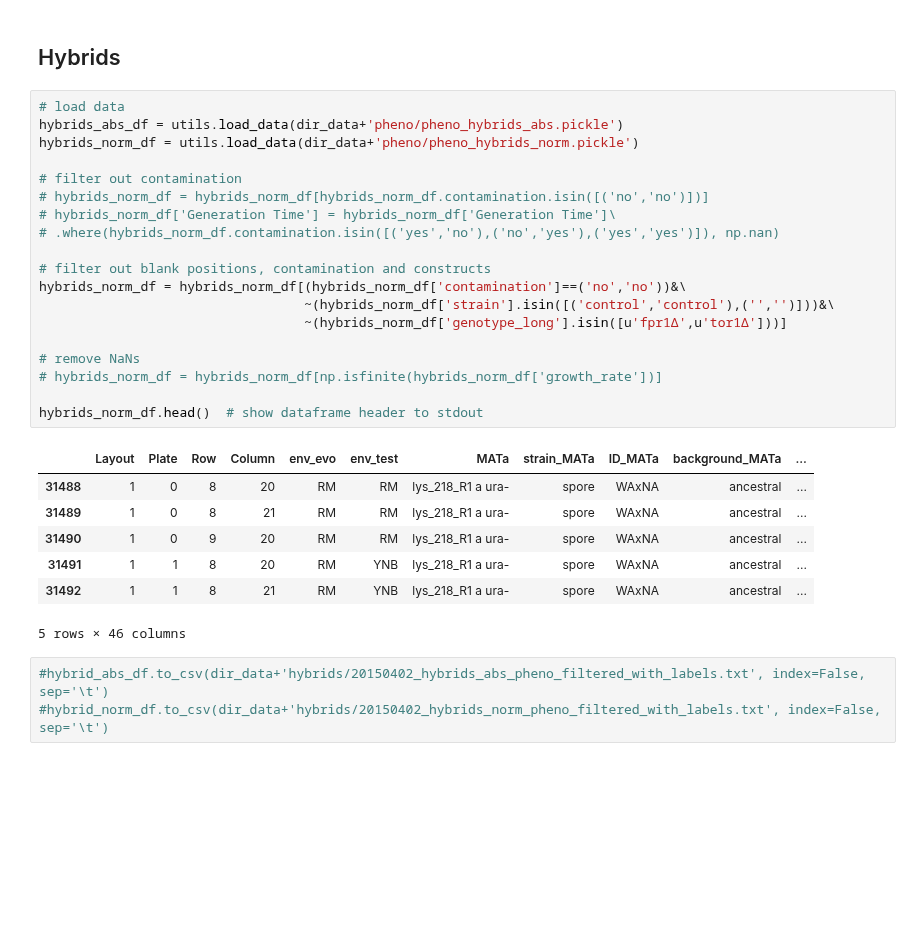
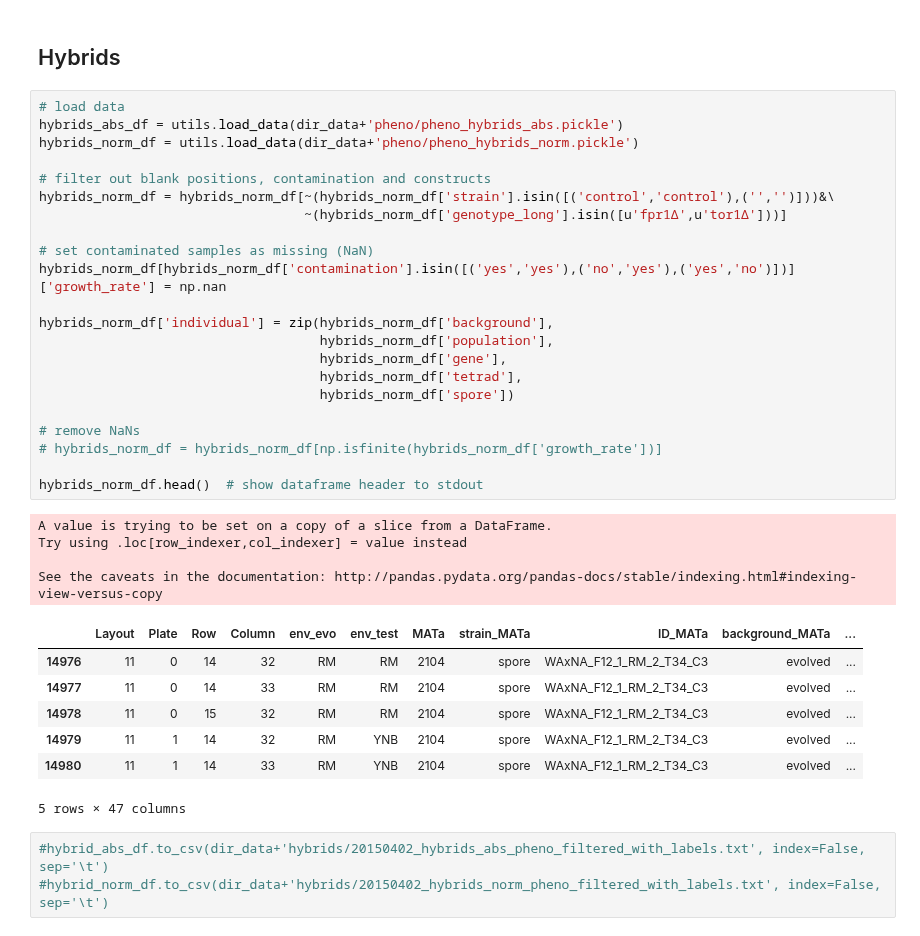
Before and after one commit to ivazquez/clonal-heterogeneity, a Jupyter notebook: src/figure5.ipynb, the cells around one changed output. Cells and saved outputs as stored; diff of their text form; blank space fills up the shorter version.

```diff
--- a/src/figure5.ipynb
+++ b/src/figure5.ipynb
@@ -63,30 +84,37 @@ spores_norm_df.head()  # show dataframe header to stdout
 # %%
 # load data
 hybrids_abs_df = utils.load_data(dir_data+'pheno/pheno_hybrids_abs.pickle')
 hybrids_norm_df = utils.load_data(dir_data+'pheno/pheno_hybrids_norm.pickle')
 
-# filter out contamination
-# hybrids_norm_df = hybrids_norm_df[hybrids_norm_df.contamination.isin([('no','no')])]
-# hybrids_norm_df['Generation Time'] = hybrids_norm_df['Generation Time']\
-# .where(hybrids_norm_df.contamination.isin([('yes','no'),('no','yes'),('yes','yes')]), np.nan)
+# filter out blank positions, contamination and constructs
+hybrids_norm_df = hybrids_norm_df[~(hybrids_norm_df['strain'].isin([('control','control'),('','')]))&\
+                                  ~(hybrids_norm_df['genotype_long'].isin([u'fpr1Δ',u'tor1Δ']))]
 
-# filter out blank positions, contamination and constructs
-hybrids_norm_df = hybrids_norm_df[(hybrids_norm_df['contamination']==('no','no'))&\
-                                  ~(hybrids_norm_df['strain'].isin([('control','control'),('','')]))&\
-                                  ~(hybrids_norm_df['genotype_long'].isin([u'fpr1Δ',u'tor1Δ']))]
+# set contaminated samples as missing (NaN)
+hybrids_norm_df[hybrids_norm_df['contamination'].isin([('yes','yes'),('no','yes'),('yes','no')])]['growth_rate'] = np.nan
+
+hybrids_norm_df['individual'] = zip(hybrids_norm_df['background'],
+                                    hybrids_norm_df['population'],
+                                    hybrids_norm_df['gene'],
+                                    hybrids_norm_df['tetrad'],
+                                    hybrids_norm_df['spore'])
 
 # remove NaNs
 # hybrids_norm_df = hybrids_norm_df[np.isfinite(hybrids_norm_df['growth_rate'])]
 
 hybrids_norm_df.head()  # show dataframe header to stdout
 # %% [output]
+A value is trying to be set on a copy of a slice from a DataFrame.
+Try using .loc[row_indexer,col_indexer] = value instead
+
+See the caveats in the documentation: http://pandas.pydata.org/pandas-docs/stable/indexing.html#indexing-view-versus-copy
 |  | Layout | Plate | Row | Column | env_evo | env_test | MATa | strain_MATa | ID_MATa | background_MATa | ... |
-| 31488 | 1 | 0 | 8 | 20 | RM | RM | lys_218_R1 a ura- | spore | WAxNA | ancestral | ... |
-| 31489 | 1 | 0 | 8 | 21 | RM | RM | lys_218_R1 a ura- | spore | WAxNA | ancestral | ... |
-| 31490 | 1 | 0 | 9 | 20 | RM | RM | lys_218_R1 a ura- | spore | WAxNA | ancestral | ... |
-| 31491 | 1 | 1 | 8 | 20 | RM | YNB | lys_218_R1 a ura- | spore | WAxNA | ancestral | ... |
-| 31492 | 1 | 1 | 8 | 21 | RM | YNB | lys_218_R1 a ura- | spore | WAxNA | ancestral | ... |
+| 14976 | 11 | 0 | 14 | 32 | RM | RM | 2104 | spore | WAxNA_F12_1_RM_2_T34_C3 | evolved | ... |
+| 14977 | 11 | 0 | 14 | 33 | RM | RM | 2104 | spore | WAxNA_F12_1_RM_2_T34_C3 | evolved | ... |
+| 14978 | 11 | 0 | 15 | 32 | RM | RM | 2104 | spore | WAxNA_F12_1_RM_2_T34_C3 | evolved | ... |
+| 14979 | 11 | 1 | 14 | 32 | RM | YNB | 2104 | spore | WAxNA_F12_1_RM_2_T34_C3 | evolved | ... |
+| 14980 | 11 | 1 | 14 | 33 | RM | YNB | 2104 | spore | WAxNA_F12_1_RM_2_T34_C3 | evolved | ... |
-5 rows × 46 columns
+5 rows × 47 columns
 # %%
 #hybrid_abs_df.to_csv(dir_data+'hybrids/20150402_hybrids_abs_pheno_filtered_with_labels.txt', index=False, sep='\t')
 #hybrid_norm_df.to_csv(dir_data+'hybrids/20150402_hybrids_norm_pheno_filtered_with_labels.txt', index=False, sep='\t')
```
Also changed, not shown: parts of 28 cells of this notebook, 14 other files.
